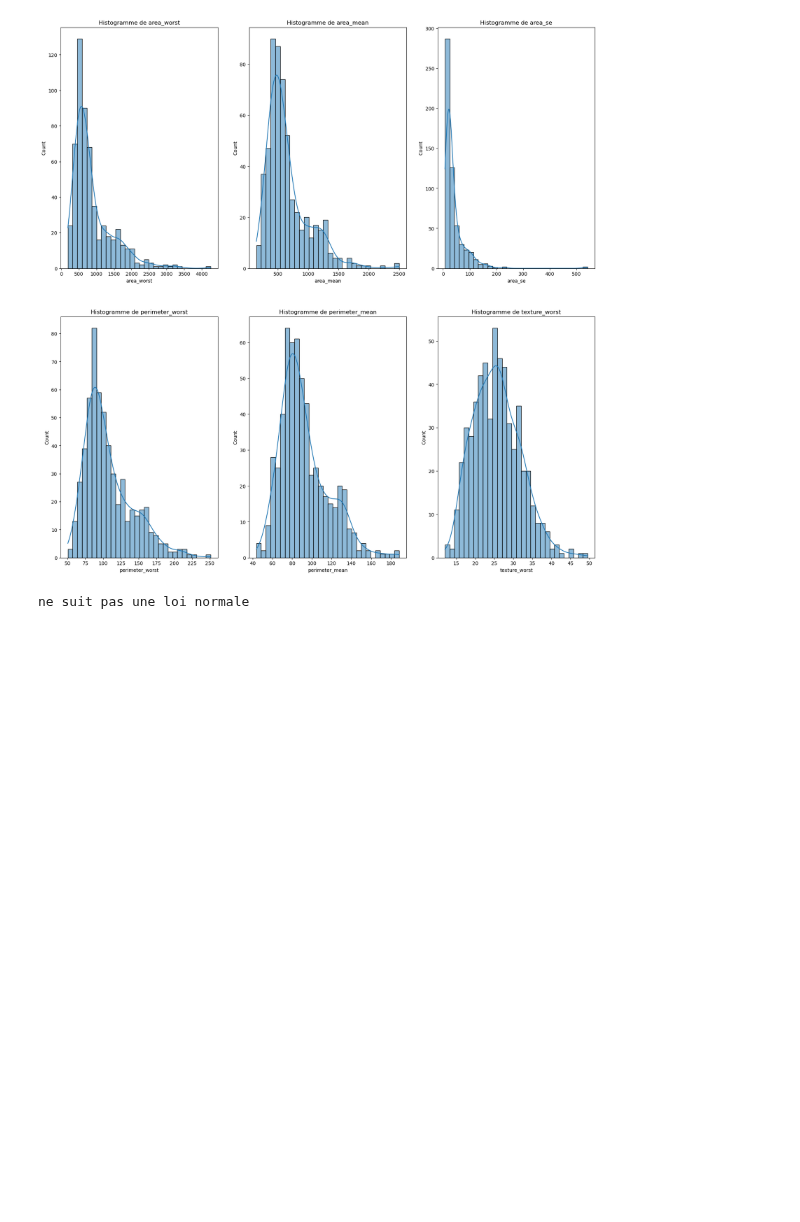
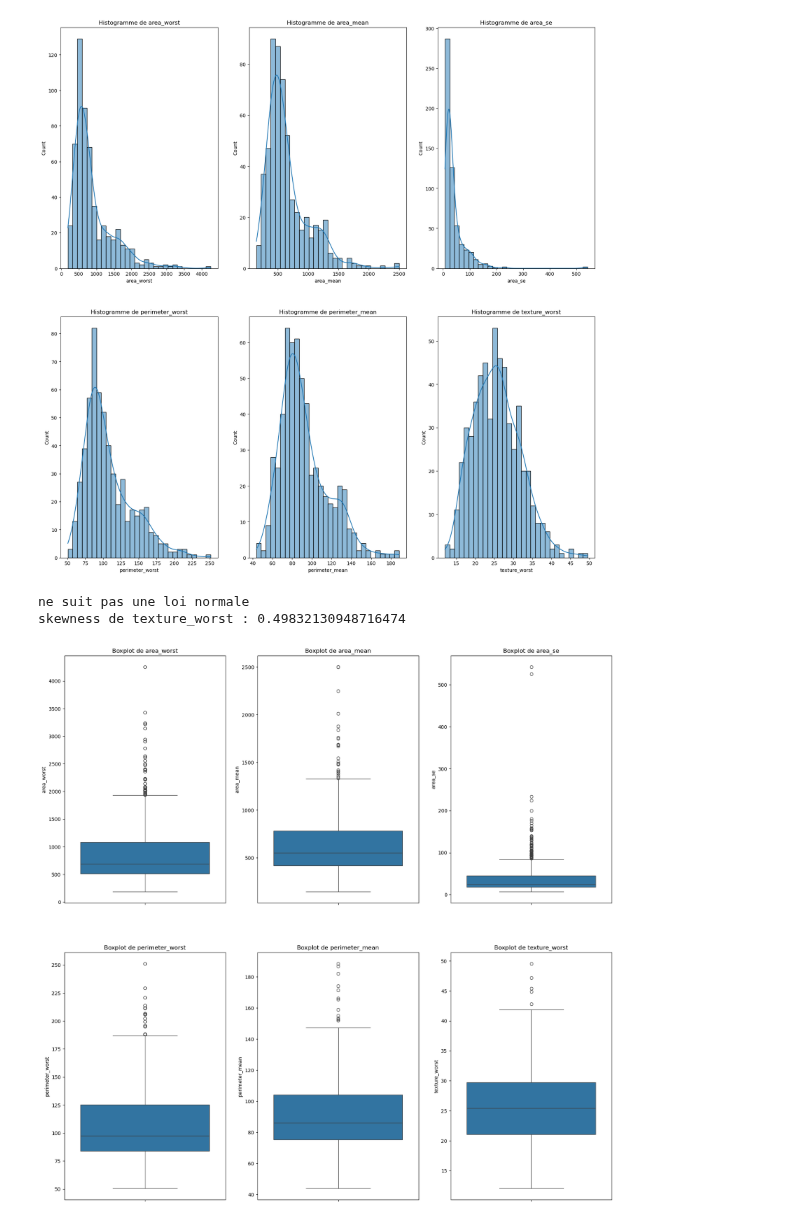
Before and after one commit to liberte1-dot/TP-BREAST-CANCER-DARE-TO-BE, a Jupyter notebook: Untitled.ipynb, the cells around one changed output. Drawn from its saved outputs; the diff is of its cells as text; code cells hidden in the pictures; blank space fills up the shorter version.

```diff
--- a/Untitled.ipynb
+++ b/Untitled.ipynb
@@ -250,5 +250,18 @@ if(p_value < 0.05) :
     print("ne suit pas une loi normale")
 else :
     print("suit une loi normale")
+
+print(f"skewness de texture_worst : {df["texture_worst"].skew()}")
 # %% [output]
 ne suit pas une loi normale
+skewness de texture_worst : 0.49832130948716474
+# %%
+#Tracer le boxplot des 6 caracteristiques les plus importantes puis determiner les outliers
+plt.figure(figsize = (20,20))
+#plt.subplots(figsize = (20, 20))
+for i, feature in enumerate(top6_feat_name) :
+    plt.subplot(2, 3, i+1)
+    sns.boxplot(df[feature])
+    plt.title(f"Boxplot de {feature}")
+# %% [output]
+[figure, added]
```
Also changed, not shown: parts of 1 cell of this notebook.
